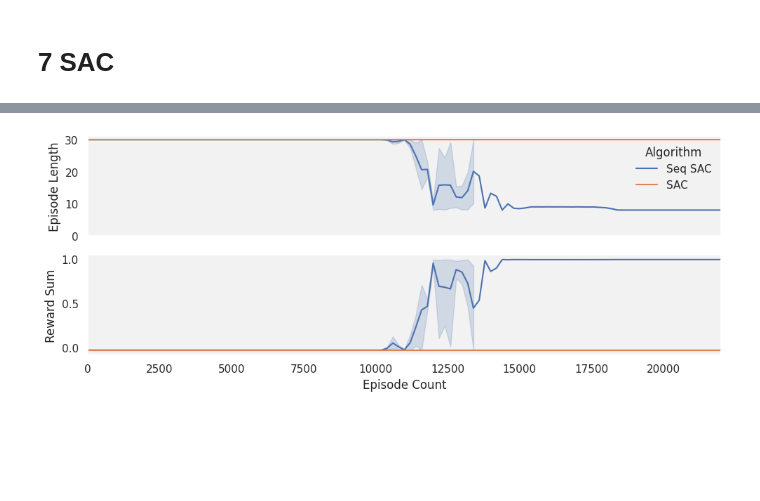
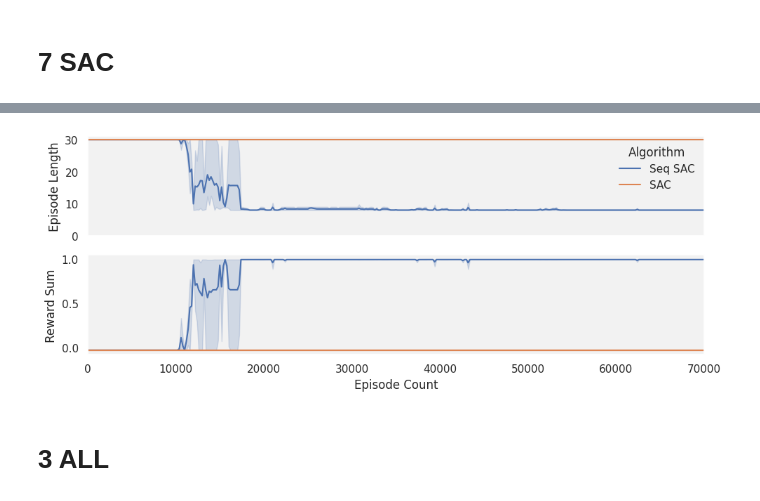
Before and after one commit to hkolstee/masterThesis, a Jupyter notebook: visualization_meeting_plots.ipynb, the cells around one changed output, grey strips where cells are left out. Cells and saved outputs as stored; diff of their text form; code cells hidden in the pictures; blank space fills up the shorter version.

```diff
--- a/visualization_meeting_plots.ipynb
+++ b/visualization_meeting_plots.ipynb
@@ -775,27 +776,29 @@ df["rollout/reward_sum"] = df["rollout/reward_sum"] / 1000
 # %%
 # sns.set_theme()
 sns.set_theme(style = "dark", rc = {"axes.facecolor": ".95"})
 
 fig, axs = plt.subplots(2, 1, figsize=(10,4), sharex = True)
 
-sns.lineplot(df_ep_len[df_ep_len["steps"] <= 22000], x = "steps", y = "rollout/ep_steps", hue = "run", ax = axs[0])
+sns.lineplot(df_ep_len[df_ep_len["steps"] <= 70000], x = "steps", y = "rollout/ep_steps", hue = "run", ax = axs[0])
 axs[0].legend(title = "Algorithm", loc = "upper right", labels = ["Seq SAC", "_nolegend_", "SAC"], frameon = False)
 axs[0].set_ylabel('Episode Length')
 axs[0].margins(x=0)
 axs[0].set_ylim(0.)
 
 
-sns.lineplot(df[df["steps"] <= 22000], x = "steps", y = "rollout/reward_sum", hue = "run", ax = axs[1],
+sns.lineplot(df[df["steps"] <= 70000], x = "steps", y = "rollout/reward_sum", hue = "run", ax = axs[1],
              legend = False)
 axs[1].set_ylabel('Reward Sum')
 axs[1].set_xlabel('Episode Count')
 axs[1].margins(x=0)
 axs[0].set_ylim(0.)
 
 
 plt.tight_layout()
 plt.show()
 
 fig.savefig('plots/meeting_7_sac.png', dpi = 300)
 # %% [output]
-[figure, old version]
+[figure, new version]
+# %% [markdown]
+# 3 ALL
```
Also changed, not shown: parts of 15 cells of this notebook, 4 other files.
